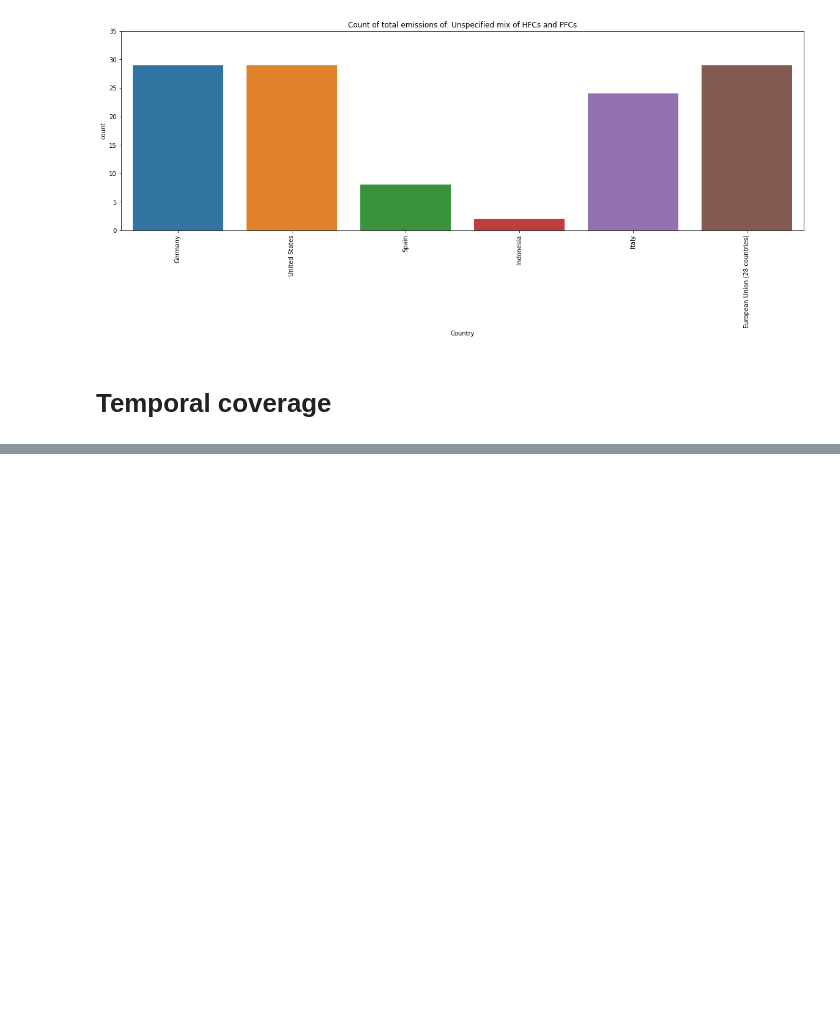
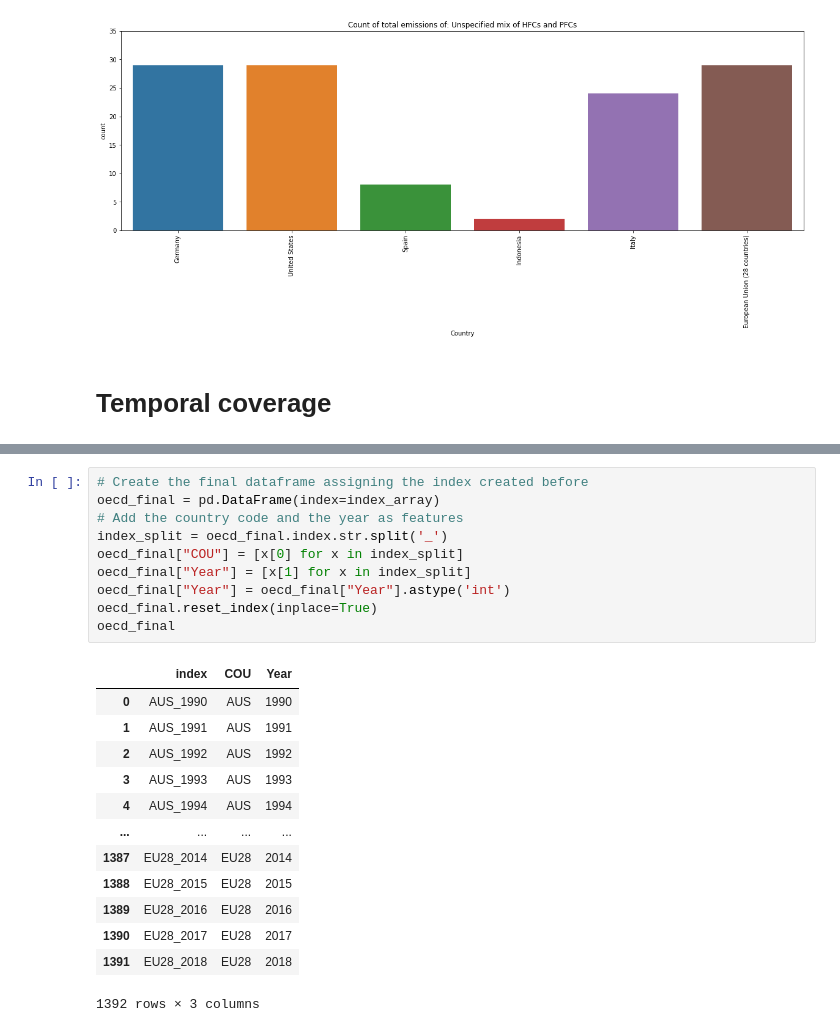
Before and after one commit to OpenGeoScales/ogs-data-exploration, a Jupyter notebook: notebooks/ghg-emissions/oecd/oecd-data-exploration.ipynb, the cells around one changed output, grey strips where cells are left out. Saved outputs shown, nothing was run; the diff lists cells and outputs as text; blank space fills up the shorter version.

```diff
--- a/notebooks/ghg-emissions/oecd/oecd-data-exploration.ipynb
+++ b/notebooks/ghg-emissions/oecd/oecd-data-exploration.ipynb
@@ -123,0 +256,24 @@ for i in range(len(pollutants)):
+# %%
+# Create the final dataframe assigning the index created before
+oecd_final = pd.DataFrame(index=index_array)
+# Add the country code and the year as features
+index_split = oecd_final.index.str.split('_')
+oecd_final["COU"] = [x[0] for x in index_split]
+oecd_final["Year"] = [x[1] for x in index_split]
+oecd_final["Year"] = oecd_final["Year"].astype('int')
+oecd_final.reset_index(inplace=True)
+oecd_final
+# %% [output]
+|  | index | COU | Year |
+| 0 | AUS_1990 | AUS | 1990 |
+| 1 | AUS_1991 | AUS | 1991 |
+| 2 | AUS_1992 | AUS | 1992 |
+| 3 | AUS_1993 | AUS | 1993 |
+| 4 | AUS_1994 | AUS | 1994 |
+| ... | ... | ... | ... |
+| 1387 | EU28_2014 | EU28 | 2014 |
+| 1388 | EU28_2015 | EU28 | 2015 |
+| 1389 | EU28_2016 | EU28 | 2016 |
+| 1390 | EU28_2017 | EU28 | 2017 |
+| 1391 | EU28_2018 | EU28 | 2018 |
+1392 rows × 3 columns
```
Also changed, not shown: parts of 19 cells of this notebook.
